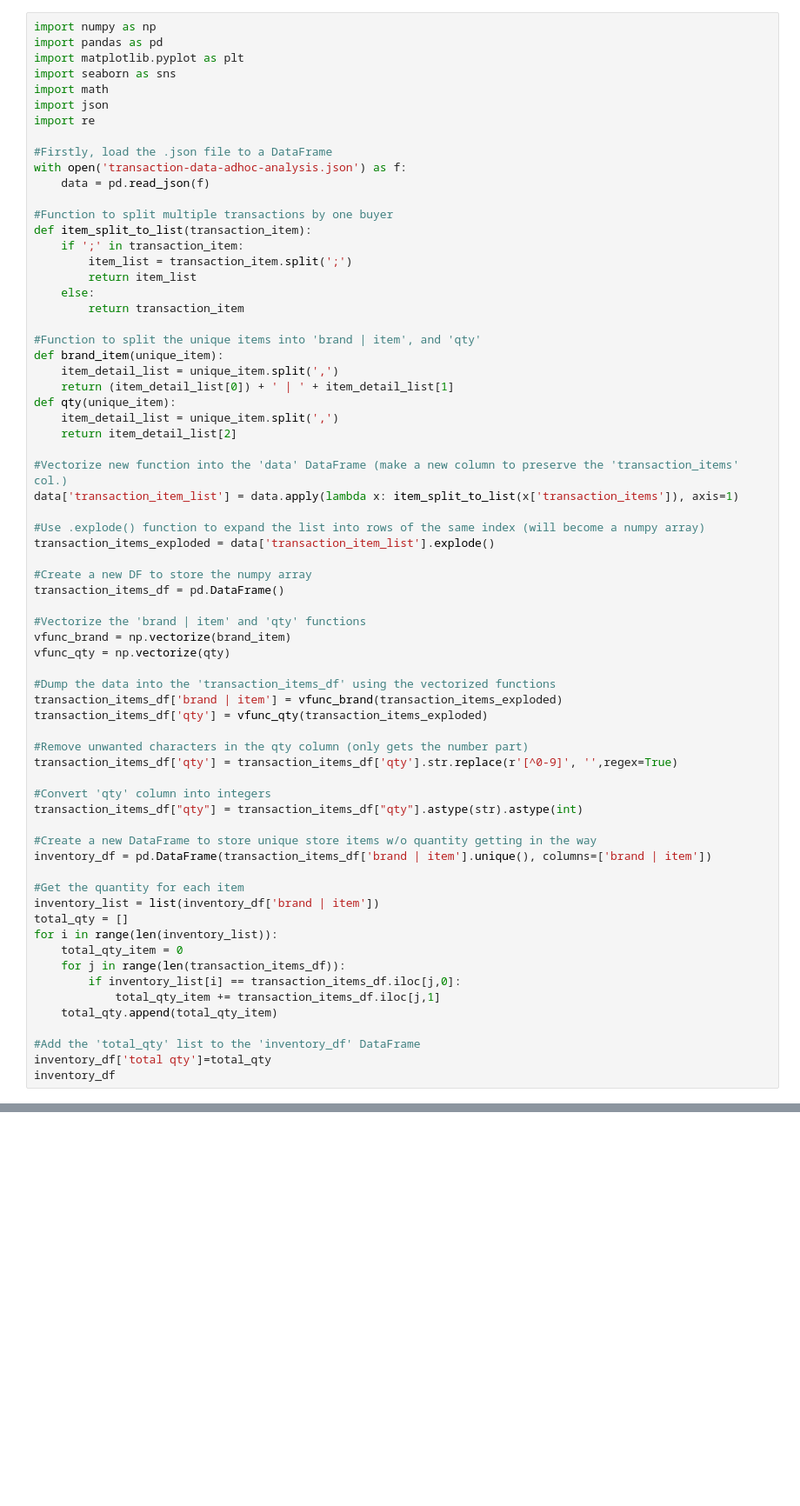
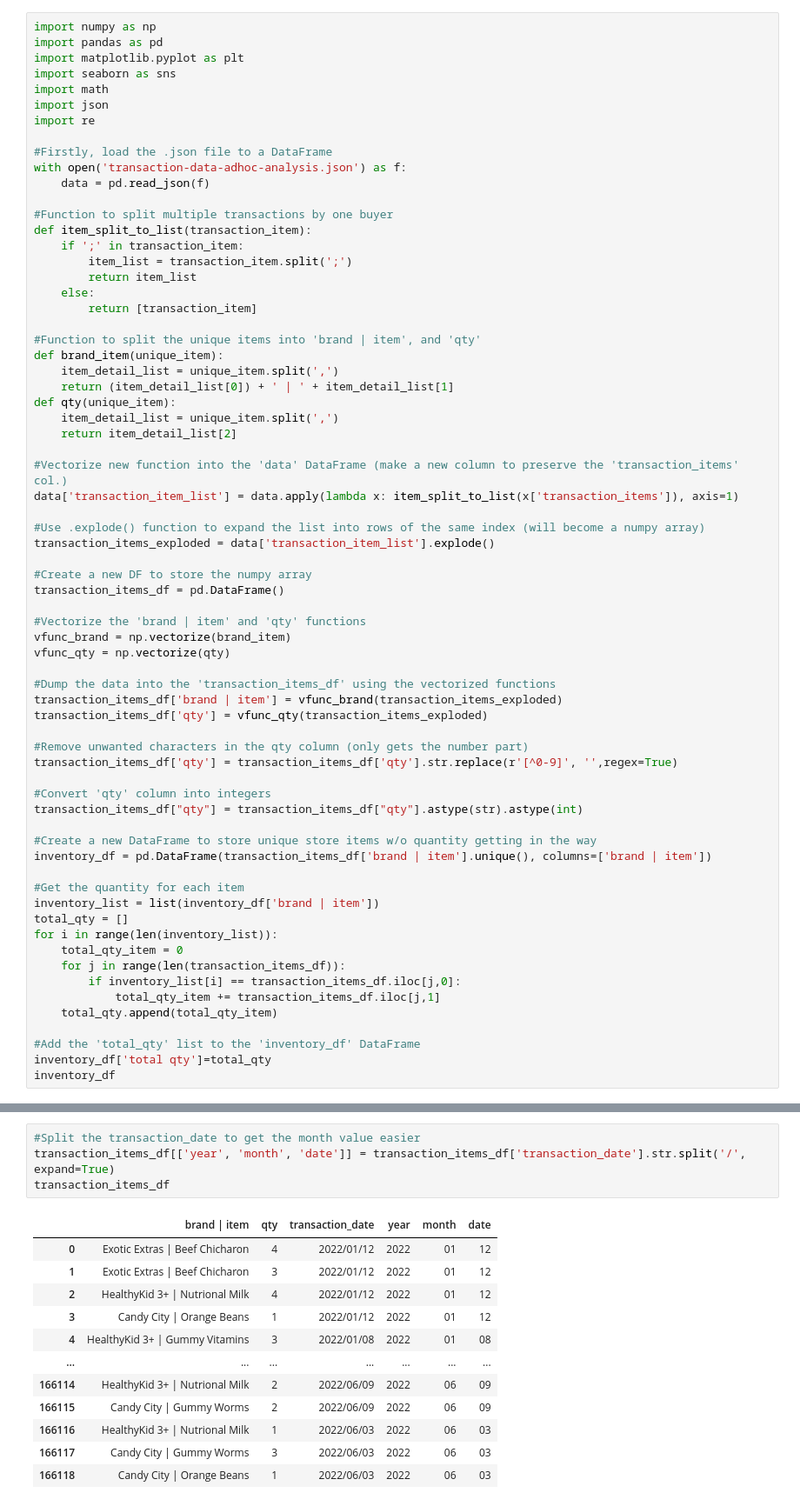
Before and after one commit to lrnt7/adhoc-analysis, a Jupyter notebook: adhoc-analysis-ntbk.ipynb, the cells around one changed output, grey strips where cells are left out. Shown at 87% size. Cells and saved outputs as stored; diff of their text form; blank space fills up the shorter version.

```diff
--- a/adhoc-analysis-ntbk.ipynb
+++ b/adhoc-analysis-ntbk.ipynb
@@ -17,7 +17,7 @@ def item_split_to_list(transaction_item):
         item_list = transaction_item.split(';')
         return item_list
     else:
-        return transaction_item
+        return [transaction_item]
 
 #Function to split the unique items into 'brand | item', and 'qty'
 def brand_item(unique_item):
@@ -139,0 +183,17 @@ inventory_df
+# %%
+#Split the transaction_date to get the month value easier
+transaction_items_df[['year', 'month', 'date']] = transaction_items_df['transaction_date'].str.split('/', expand=True)
+transaction_items_df
+# %% [output]
+|  | brand | item | qty | transaction_date | year | month | date |
+| 0 | Exotic Extras | Beef Chicharon | 4 | 2022/01/12 | 2022 | 01 | 12 |
+| 1 | Exotic Extras | Beef Chicharon | 3 | 2022/01/12 | 2022 | 01 | 12 |
+| 2 | HealthyKid 3+ | Nutrional Milk | 4 | 2022/01/12 | 2022 | 01 | 12 |
+| 3 | Candy City | Orange Beans | 1 | 2022/01/12 | 2022 | 01 | 12 |
+| 4 | HealthyKid 3+ | Gummy Vitamins | 3 | 2022/01/08 | 2022 | 01 | 08 |
+| ... | ... | ... | ... | ... | ... | ... |
+| 166114 | HealthyKid 3+ | Nutrional Milk | 2 | 2022/06/09 | 2022 | 06 | 09 |
+| 166115 | Candy City | Gummy Worms | 2 | 2022/06/09 | 2022 | 06 | 09 |
+| 166116 | HealthyKid 3+ | Nutrional Milk | 1 | 2022/06/03 | 2022 | 06 | 03 |
+| 166117 | Candy City | Gummy Worms | 3 | 2022/06/03 | 2022 | 06 | 03 |
+| 166118 | Candy City | Orange Beans | 1 | 2022/06/03 | 2022 | 06 | 03 |
```
Also changed, not shown: parts of 9 cells of this notebook.
